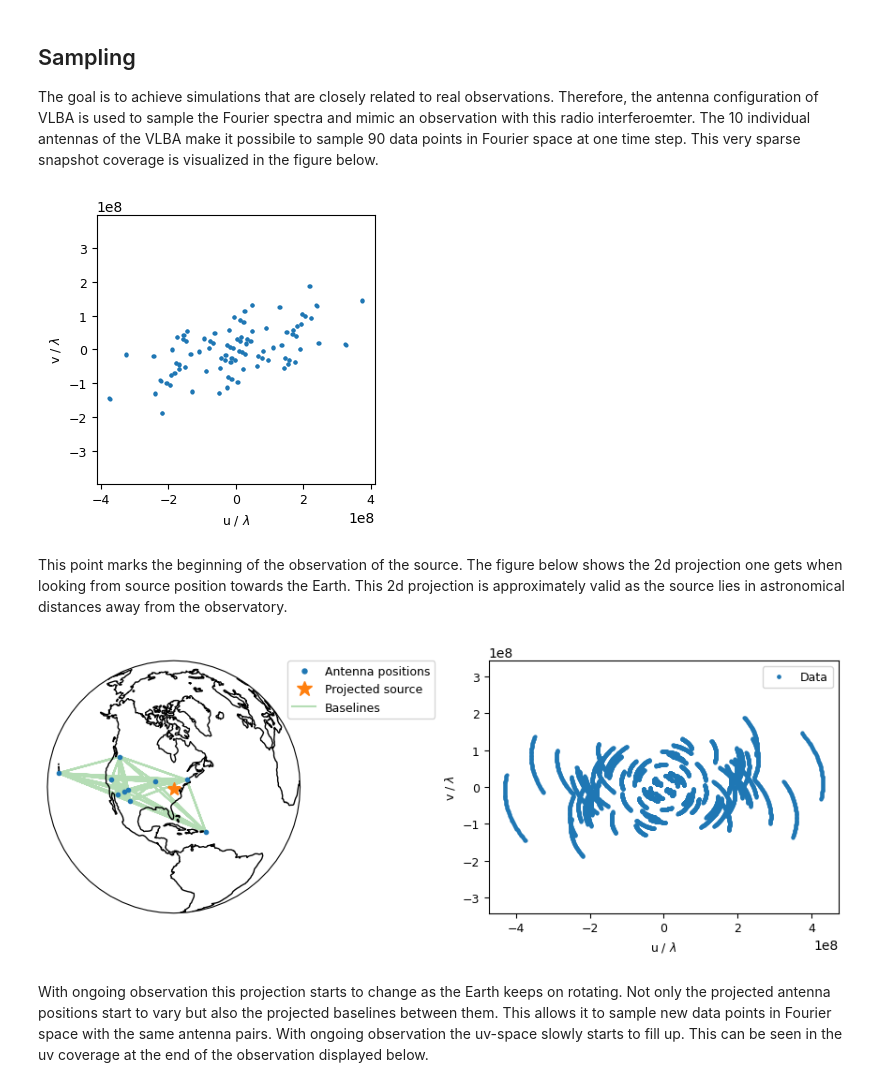
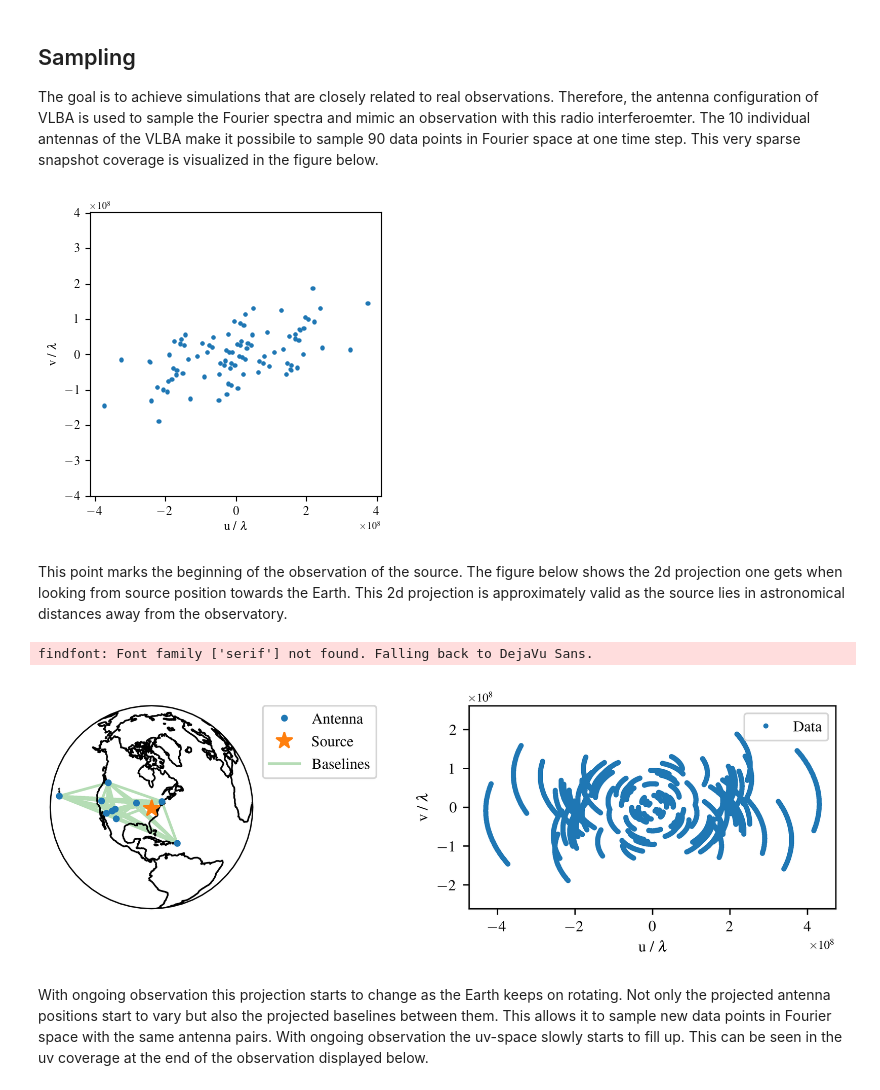
Before and after one commit to radionets-project/radionets, a Jupyter notebook: examples/00_observation_simulation.ipynb, the cells around one changed output. Drawn from its saved outputs; the diff is of its cells as text; code cells hidden in the pictures.

```diff
--- a/examples/00_observation_simulation.ipynb
+++ b/examples/00_observation_simulation.ipynb
@@ -32,6 +33,7 @@ import numpy as np
 f = h5py.File("../../noise/benchmark_data/source_test0.h5", "r")
 s = np.array(f["sources"])
 sim_source = s[0]
+plt.style.use('./paper_small.rc')
 ###
 # sim_source = gaussian_source(create_grid(63, 1)[0])
 plot_source(sim_source, log=False, out_path="./build/simulation_visualization/simulated_source.pdf")
@@ -42,5 +44,6 @@ In the simulations, the sources are composed of individual gaussian components,
 
 The calculation of the Fourier transform of the example source leads to a two-dimensional arrangement of complex numbers. For better illustration, these complex numbers are decomposed into real and imaginary parts, which in turn are used for the transformation into amplitudes and phases. The resulting distributions are shown below.
 # %%
+plt.style.use('./paper_long.rc')
 plot_spectrum(ft(sim_source), out_path="./build/simulation_visualization/frequency_distribution.pdf")
 # %% [output]
@@ -65,7 +68,7 @@ s.propagate(num_steps=1)
 u, v, steps = get_uv_coverage(s, ant, iterate=False)
 plot_vlba_uv(u, v)
 # %% [output]
-[figure, old version]
+[figure, new version]
 # %% [markdown]
 This point marks the beginning of the observation of the source. The figure below shows the 2d projection one gets when looking from source position towards the Earth. This 2d projection is approximately valid as the source lies in astronomical distances away from the observatory.
 # %%
@@ -87,7 +90,7 @@ def plot_antenna_distribution(
     x, y, z = source.to_ecef(val=[source_lon, source_lat])  # only use source ?
     x_enu_ant, y_enu_ant = antenna.to_enu(x, y, z)
 
-    f = plt.figure(figsize=(5.78 * 2, 3.57), dpi=100)
+    f = plt.figure()
     ax1 = plt.subplot(1, 2, 1, projection=ccrs.Orthographic(source_lon, source_lat))
     ax1.set_global()
     ax1.coastlines()
@@ -99,7 +102,7 @@ def plot_antenna_distribution(
         markersize=3,
         color="#1f77b4",
         linestyle="none",
-        label="Antenna positions",
+        label="Antenna",
     )
     ax1.plot(
         x,
@@ -110,7 +113,7 @@ def plot_antenna_distribution(
         markersize=10,
         transform=ccrs.Geodetic(),
         zorder=10,
-        label="Projected source",
+        label="Source",
     )
 
     if baselines:
@@ -155,22 +158,26 @@ def plot_antenna_distribution(
 
 
     ax1.legend(
-        fontsize=9, markerscale=1.2, bbox_to_anchor=(0.95, 1), loc=2, borderaxespad=0.0
+        fontsize=9, markerscale=1, bbox_to_anchor=(1.05, 1), loc=2, borderaxespad=0.0
     )
 
     ax2.legend(
-        fontsize=9, markerscale=1.2,
+        loc=0, fontsize=9, markerscale=1,
     )
 
     f.subplots_adjust(wspace=.4)
 
+    f.tight_layout(pad=0)
+
     if out_path is not None:
         plt.savefig(out_path, dpi=100, bbox_inches="tight", pad_inches=0.05)
 # %%
+plt.style.use('./paper_large.rc')
 plot_antenna_distribution(s.lon, s.lat, s, ant, baselines=True,
                           out_path="./build/simulation_visualization/earth_projection.pdf")
 # %% [output]
+findfont: Font family ['serif'] not found. Falling back to DejaVu Sans.
-[figure, old version]
+[figure, new version]
 # %% [markdown]
 With ongoing observation this projection starts to change as the Earth keeps on rotating. Not only the projected antenna positions start to vary but also the projected baselines between them. This allows it to sample new data points in Fourier space with the same antenna pairs. With ongoing observation the uv-space slowly starts to fill up. This can be seen in the uv coverage at the end of the observation displayed below.
 # %%
```
Also changed, not shown: parts of 9 cells of this notebook, 3 other files.
